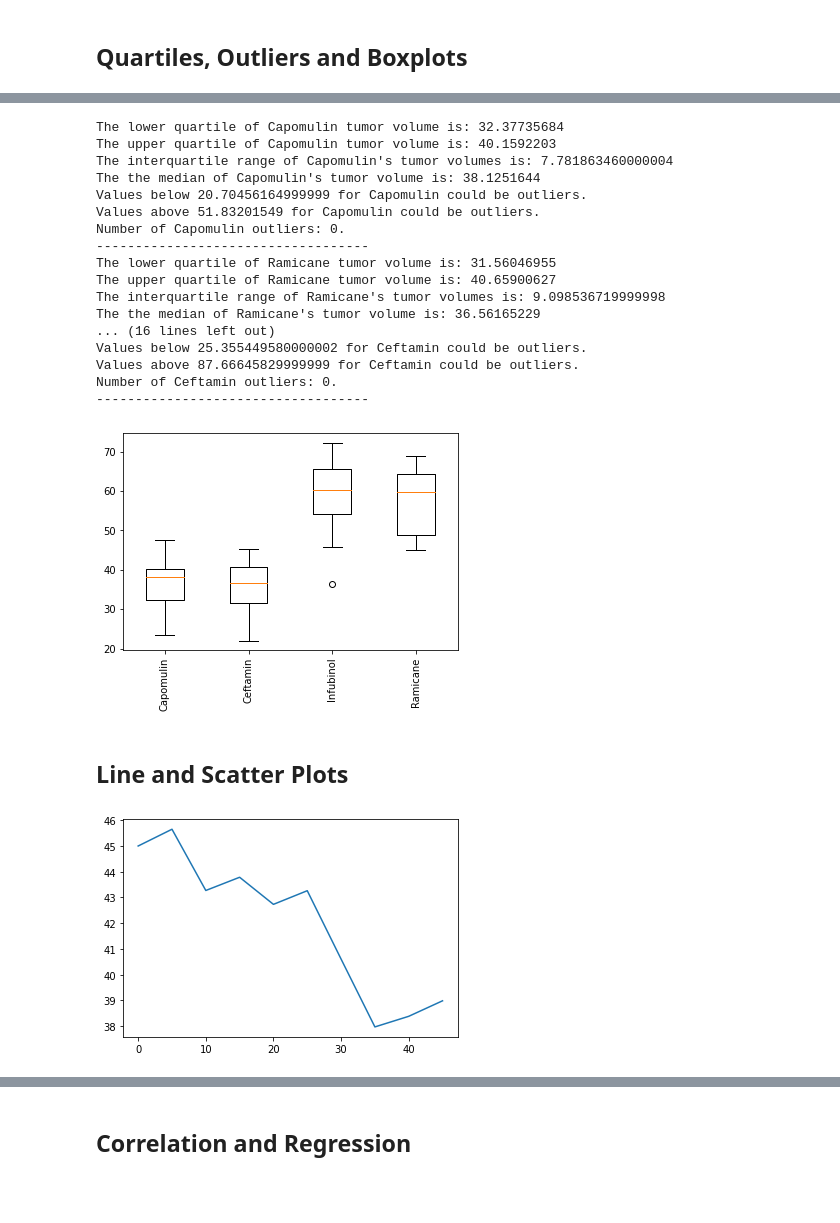
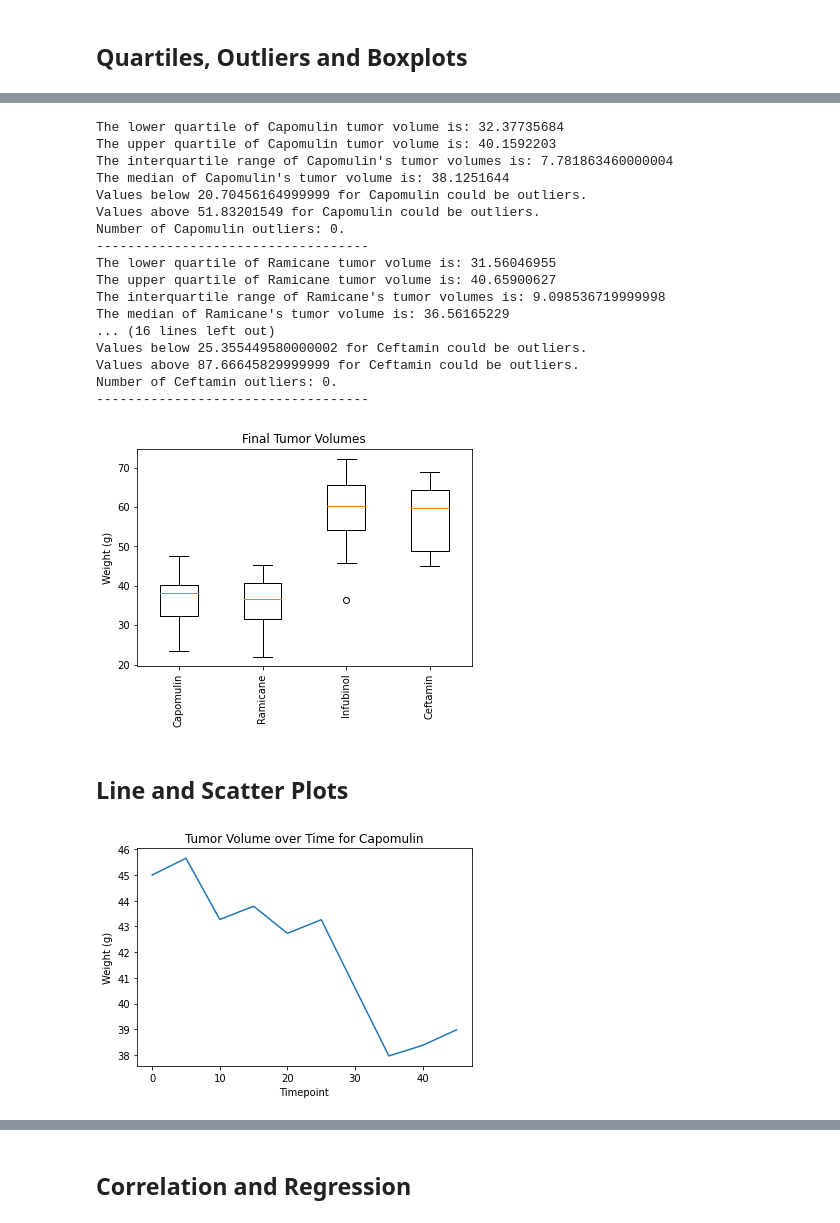
Before and after one commit to quettamar/Matplotlib-Challenge, a Jupyter notebook: Pymaceuticals/pymaceuticals_starter.ipynb, the cells around one changed output, grey strips where cells are left out. Drawn from its saved outputs; the diff is of its cells as text; code cells hidden in the pictures; blank space fills up the shorter version.

```diff
--- a/Pymaceuticals/pymaceuticals_starter.ipynb
+++ b/Pymaceuticals/pymaceuticals_starter.ipynb
@@ -273,7 +263,7 @@ for regimen in regimens:
     print(f"The lower quartile of {regimen} tumor volume is: {lowerq}")
     print(f"The upper quartile of {regimen} tumor volume is: {upperq}")
     print(f"The interquartile range of {regimen}'s tumor volumes is: {iqr}")
-    print(f"The the median of {regimen}'s tumor volume is: {quartiles[0.5]} ")
+    print(f"The median of {regimen}'s tumor volume is: {quartiles[0.5]} ")
 
     lower_bound = lowerq - (1.5*iqr)
     upper_bound = upperq + (1.5*iqr)
@@ -290,7 +280,7 @@ for regimen in regimens:
 The lower quartile of Capomulin tumor volume is: 32.37735684
 The upper quartile of Capomulin tumor volume is: 40.1592203
 The interquartile range of Capomulin's tumor volumes is: 7.781863460000004
-The the median of Capomulin's tumor volume is: 38.1251644
+The median of Capomulin's tumor volume is: 38.1251644
 Values below 20.70456164999999 for Capomulin could be outliers.
 Values above 51.83201549 for Capomulin could be outliers.
 Number of Capomulin outliers: 0.
@@ -298,7 +288,7 @@ Number of Capomulin outliers: 0.
 The lower quartile of Ramicane tumor volume is: 31.56046955
 The upper quartile of Ramicane tumor volume is: 40.65900627
 The interquartile range of Ramicane's tumor volumes is: 9.098536719999998
-The the median of Ramicane's tumor volume is: 36.56165229
+The median of Ramicane's tumor volume is: 36.56165229
 ... (16 lines left out)
 Values below 25.355449580000002 for Ceftamin could be outliers.
 Values above 87.66645829999999 for Ceftamin could be outliers.
@@ -306,36 +296,33 @@ Number of Ceftamin outliers: 0.
 -----------------------------------
 # %%
 # Generate a box plot of the final tumor volume of each mouse across four regimens of interest
-# Capomulin = max_cap_tumor["Tumor Volume (mm3)"]
-# Ceftamin = max_cet_tumor["Tumor Volume (mm3)"]
-# Infubinol = max_infu_tumor["Tumor Volume (mm3)"]
-# Ramicane = max_ram_tumor["Tumor Volume (mm3)"]
+# Creating plot
 
-# total_data = [Capomulin, Ceftamin, Infubinol, Ramicane]
+fig, ax = plt.subplots()
+ax.set_xticklabels(["Capomulin", "Ramicane", "Infubinol", "Ceftamin"], rotation=90)
+ax.boxplot(tumor_vol_data)
+ax.set_title('Final Tumor Volumes')
+ax.set_ylabel('Weight (g)')
 
-
-# # # Creating plot
-fig, ax = plt.subplots()
-ax.set_xticklabels(["Capomulin", "Ceftamin", "Infubinol", "Ramicane"], rotation=90)
-ax.boxplot(tumor_vol_data)
-#ax.set_title('Reaction Times at Baseball Batting Cage')
-#ax.set_ylabel('Reaction Time (ms)')
 #show plot
 plt.show()
 # %% [output]
-[figure, old version]
+[figure, new version]
 # %% [markdown]
 ## Line and Scatter Plots
 # %%
 # Generate a line plot of tumor volume vs. time point for a mouse treated with Capomulin
 #this is where I created a dataframe for just b128
 b128_df = clean_results.loc[clean_results["Mouse ID"] == "b128"]
 time = b128_df["Timepoint"]
 tumor_volume = b128_df["Tumor Volume (mm3)"]
 plt.plot(time, tumor_volume)
+plt.title("Tumor Volume over Time for Capomulin")
+plt.xlabel("Timepoint")
+plt.ylabel("Weight (g)")
 plt.show()
 # %% [output]
-[figure, old version]
+[figure, new version]
 # %%
 # Generate a scatter plot of average tumor volume vs. mouse weight for the Capomulin regimen
 avg_tumor = capo_data.groupby("Mouse ID")
```
Also changed, not shown: parts of 9 cells of this notebook, 3 other files.
